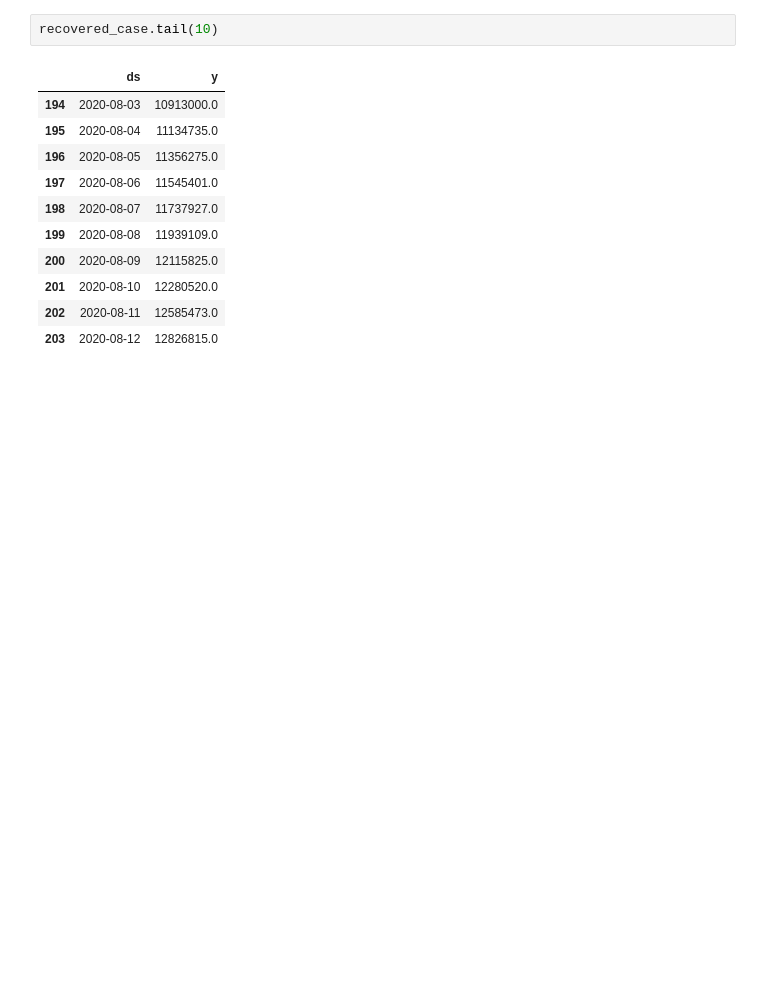
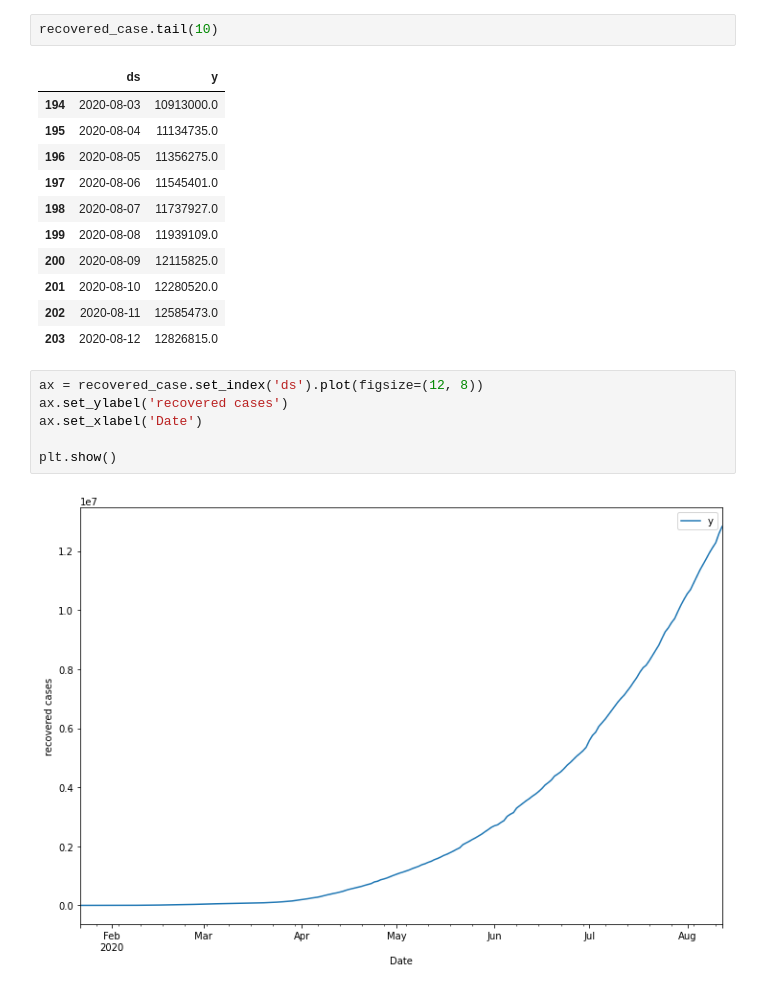
Before and after one commit to shahidulislamkhokon/COVID-19, a Jupyter notebook: Big_data_project.ipynb, the cells around one changed output. Saved outputs shown, nothing was run; the diff lists cells and outputs as text; blank space fills up the shorter version.

```diff
--- a/Big_data_project.ipynb
+++ b/Big_data_project.ipynb
@@ -946,4 +985,12 @@ recovered_case.tail(10)
 | 201 | 2020-08-10 | 12280520.0 |
 | 202 | 2020-08-11 | 12585473.0 |
 | 203 | 2020-08-12 | 12826815.0 |
+# %%
+ax = recovered_case.set_index('ds').plot(figsize=(12, 8))
+ax.set_ylabel('recovered cases')
+ax.set_xlabel('Date')
+
+plt.show()
+# %% [output]
+[figure, added]
 # %%
```
Also changed, not shown: parts of 57 cells of this notebook.
